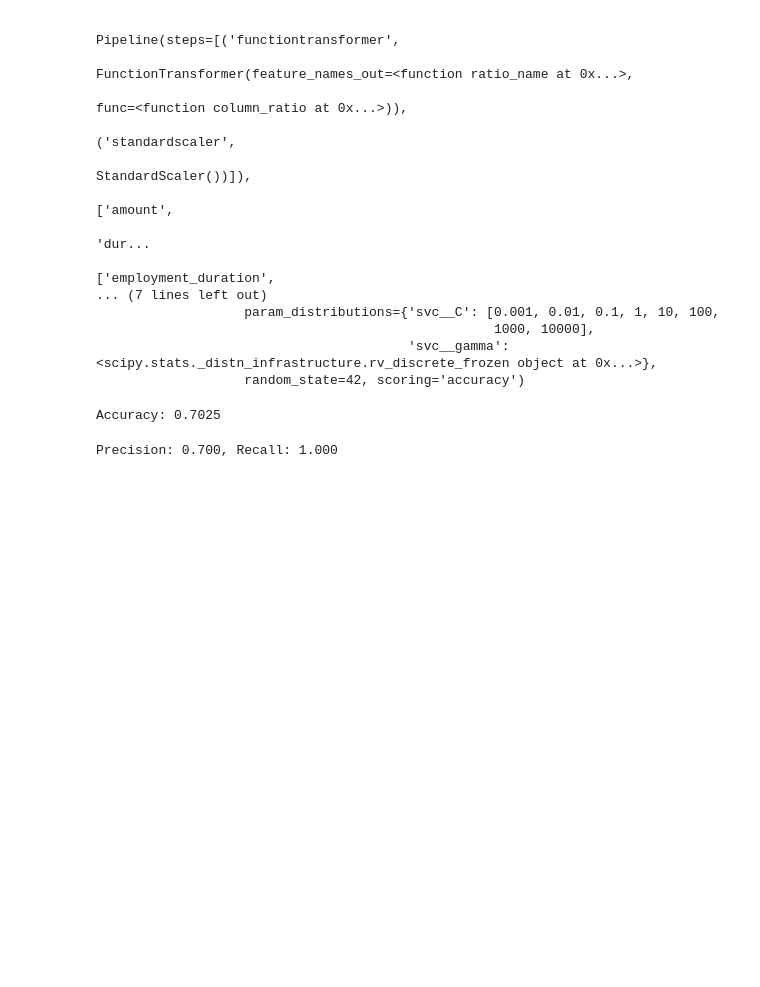
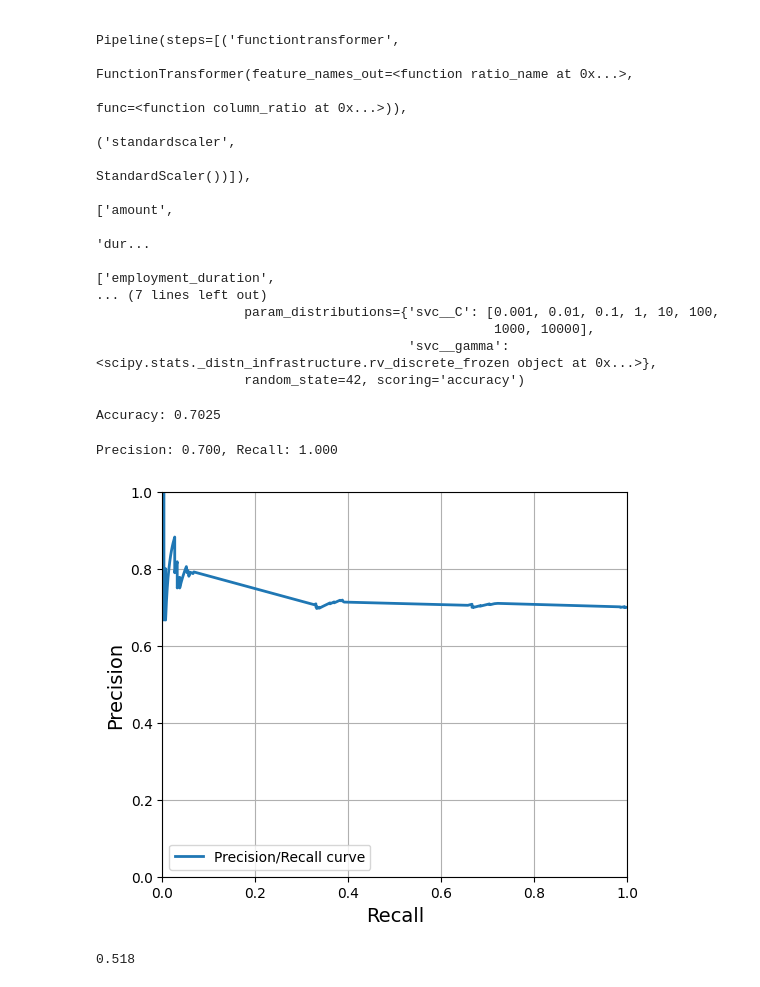
Before and after one commit to Gonzalo-Caro/Practicas-ML-NN, a Jupyter notebook: Additional Exercises/2. Classification.ipynb, the cells around one changed output. Saved outputs shown, nothing was run; the diff lists cells and outputs as text; code cells hidden in the pictures; blank space fills up the shorter version.

```diff
--- a/Additional Exercises/2. Classification.ipynb
+++ b/Additional Exercises/2. Classification.ipynb
@@ -1386,5 +1423,24 @@ Precision: 0.700, Recall: 1.000
 # %%
 y_scores = cross_val_predict(rbf_svm_clf, X_train, y_train_good, cv=3,
                              method="decision_function")
+# %%
+precisions, recalls, thresholds = precision_recall_curve(y_train_good, y_scores)
+
+plt.figure(figsize=(6, 5))
+
+plt.plot(recalls, precisions, linewidth=2, label="Precision/Recall curve")
+plt.xlabel("Recall")
+plt.ylabel("Precision")
+plt.axis([0, 1, 0, 1])
+plt.grid()
+plt.legend(loc="lower left", fontsize=10)
+
+plt.show()
+# %% [output]
+[figure, added]
 # %%
-roc_rbf_svm = roc_auc_score(y_train_good, y_scores).round(3)
+roc_rbf_svm = roc_auc_score(y_train_good, y_scores)
+
+roc_rbf_svm.round(3)
+# %% [output]
+0.518
```
Also changed, not shown: parts of 12 cells of this notebook, 1 other file.
